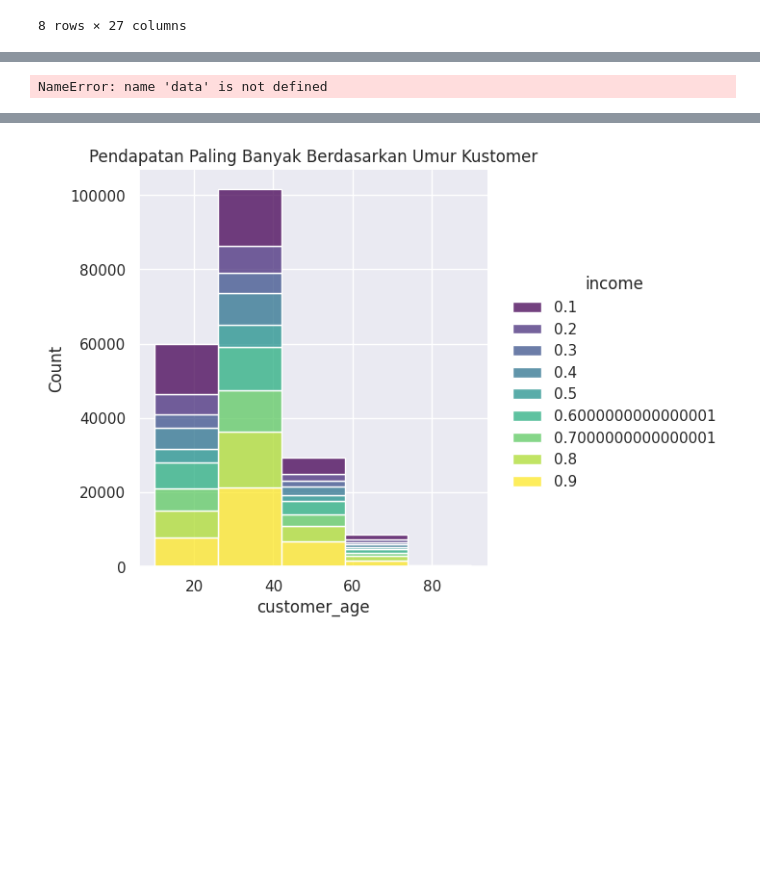
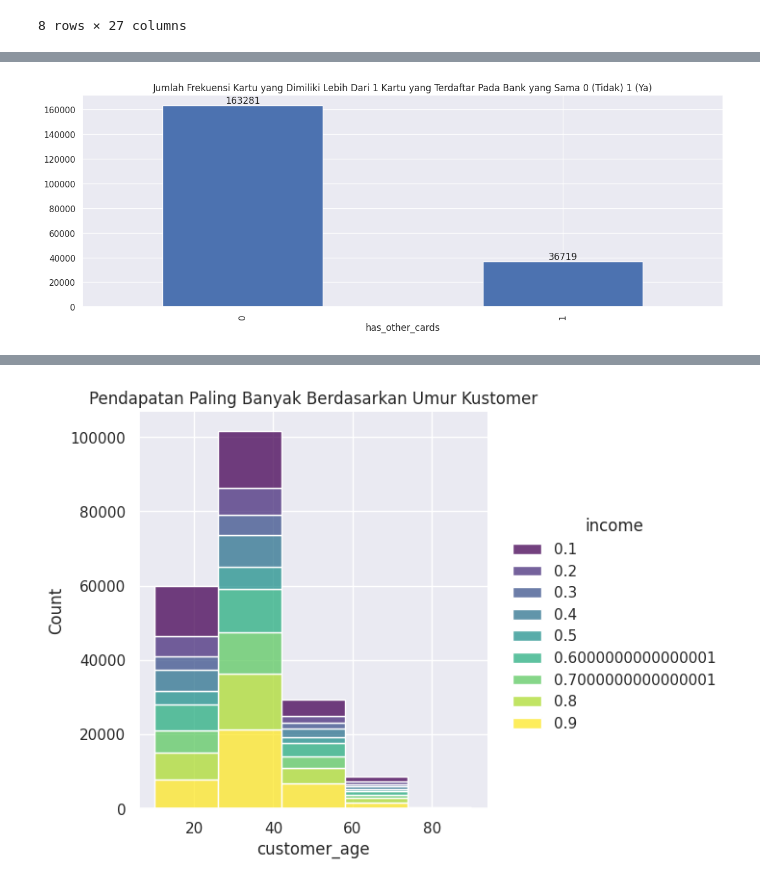
Before and after one commit to hendrimardani/bank_account_fraud_detection, a Jupyter notebook: notebook.ipynb, the cells around one changed output, grey strips where cells are left out. Cells and saved outputs as stored; diff of their text form; code cells hidden in the pictures; blank space fills up the shorter version.

```diff
--- a/notebook.ipynb
+++ b/notebook.ipynb
@@ -148,12 +149,12 @@ for container in ax.containers:
 # %%
 plot = data["has_other_cards"].value_counts()
 ax = plot.plot.bar(figsize=(15, 5))
-ax.set_title("Jumlah Kartu yang Dimiliki Lebih Dari 1 Kartu yang Terdaftar Pada Bank yang Sama 0 (Tidak) 1 (Ya)")
+ax.set_title("Jumlah Frekuensi Kartu yang Dimiliki Lebih Dari 1 Kartu yang Terdaftar Pada Bank yang Sama 0 (Tidak) 1 (Ya)")
 
 for container in ax.containers:
     ax.bar_label(container)
 # %% [output]
-NameError: name 'data' is not defined
+[figure, added]
 # %%
 plot = pd.pivot_table(data=data, values="fraud_bool", columns="customer_age", aggfunc="sum")
 ax = plot.plot.barh(figsize=(15, 8))
```
Also changed, not shown: parts of 14 cells of this notebook.
